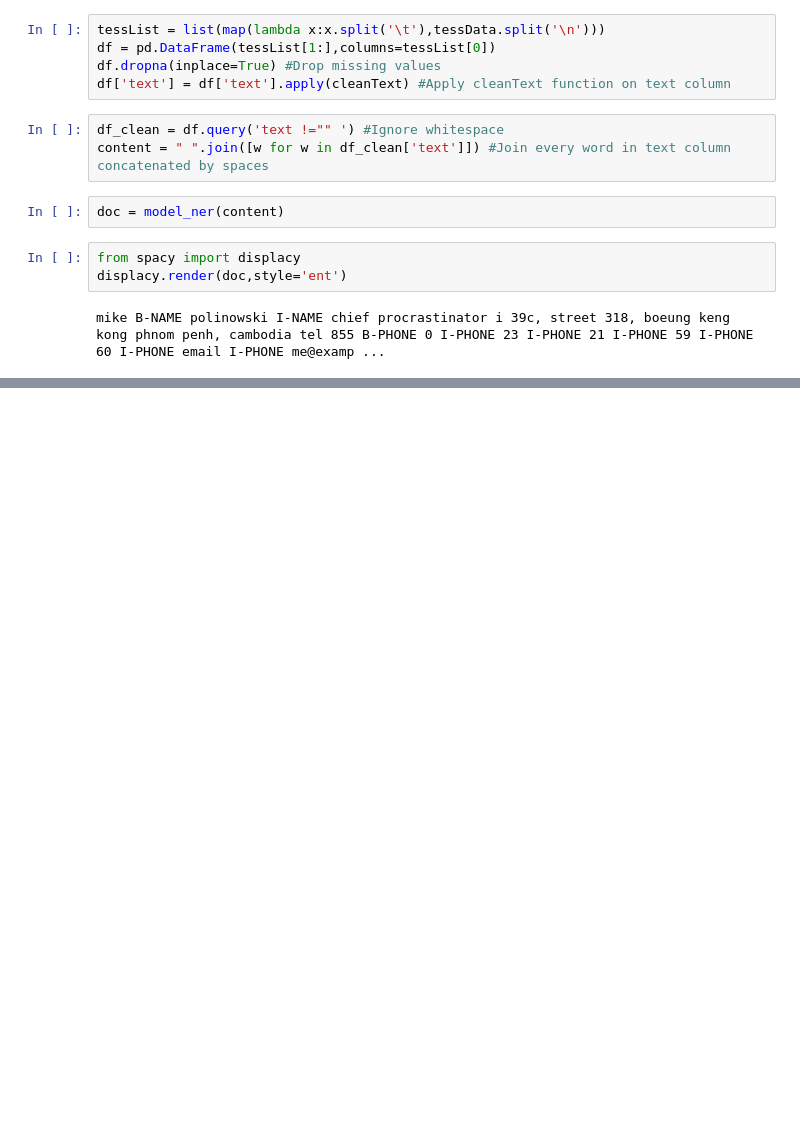
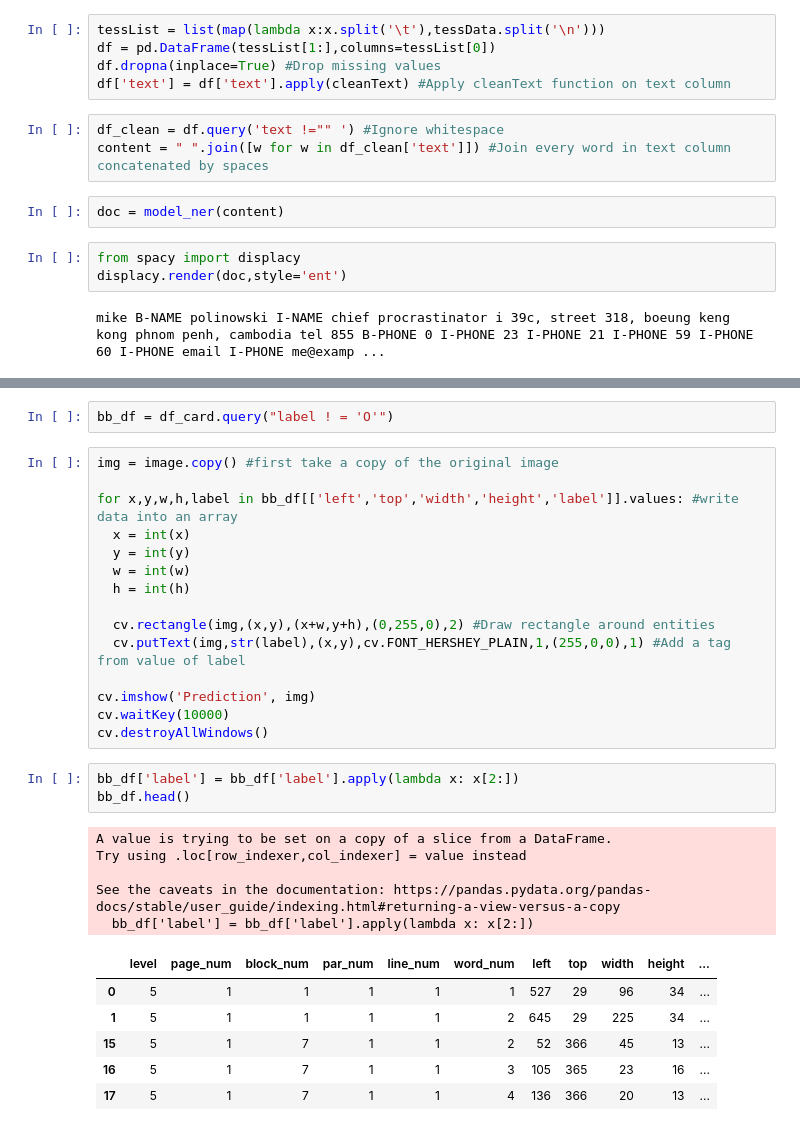
Before and after one commit to mpolinowski/tesseract-spacy-python, a Jupyter notebook: src/04_Predictions.ipynb, the cells around one changed output, grey strips where cells are left out. Saved outputs shown, nothing was run; the diff lists cells and outputs as text; blank space fills up the shorter version.

```diff
--- a/src/04_Predictions.ipynb
+++ b/src/04_Predictions.ipynb
@@ -48,0 +105,32 @@ mike B-NAME polinowski I-NAME chief procrastinator i 39c, street 318, boeung ken
+# %%
+bb_df = df_card.query("label ! = 'O'")
+# %%
+img = image.copy() #first take a copy of the original image
+
+for x,y,w,h,label in bb_df[['left','top','width','height','label']].values: #write data into an array
+  x = int(x)
+  y = int(y)
+  w = int(w)
+  h = int(h)
+
+  cv.rectangle(img,(x,y),(x+w,y+h),(0,255,0),2) #Draw rectangle around entities
+  cv.putText(img,str(label),(x,y),cv.FONT_HERSHEY_PLAIN,1,(255,0,0),1) #Add a tag from value of label
+
+cv.imshow('Prediction', img)
+cv.waitKey(10000)
+cv.destroyAllWindows()
+# %%
+bb_df['label'] = bb_df['label'].apply(lambda x: x[2:])
+bb_df.head()
+# %% [output]
+A value is trying to be set on a copy of a slice from a DataFrame.
+Try using .loc[row_indexer,col_indexer] = value instead
+
+See the caveats in the documentation: https://pandas.pydata.org/pandas-docs/stable/user_guide/indexing.html#returning-a-view-versus-a-copy
+  bb_df['label'] = bb_df['label'].apply(lambda x: x[2:])
+|  | level | page_num | block_num | par_num | line_num | word_num | left | top | width | height | ... |
+| 0 | 5 | 1 | 1 | 1 | 1 | 1 | 527 | 29 | 96 | 34 | ... |
+| 1 | 5 | 1 | 1 | 1 | 1 | 2 | 645 | 29 | 225 | 34 | ... |
+| 15 | 5 | 1 | 7 | 1 | 1 | 2 | 52 | 366 | 45 | 13 | ... |
+| 16 | 5 | 1 | 7 | 1 | 1 | 3 | 105 | 365 | 23 | 16 | ... |
+| 17 | 5 | 1 | 7 | 1 | 1 | 4 | 136 | 366 | 20 | 13 | ... |
```
Also changed, not shown: parts of 11 cells of this notebook.
